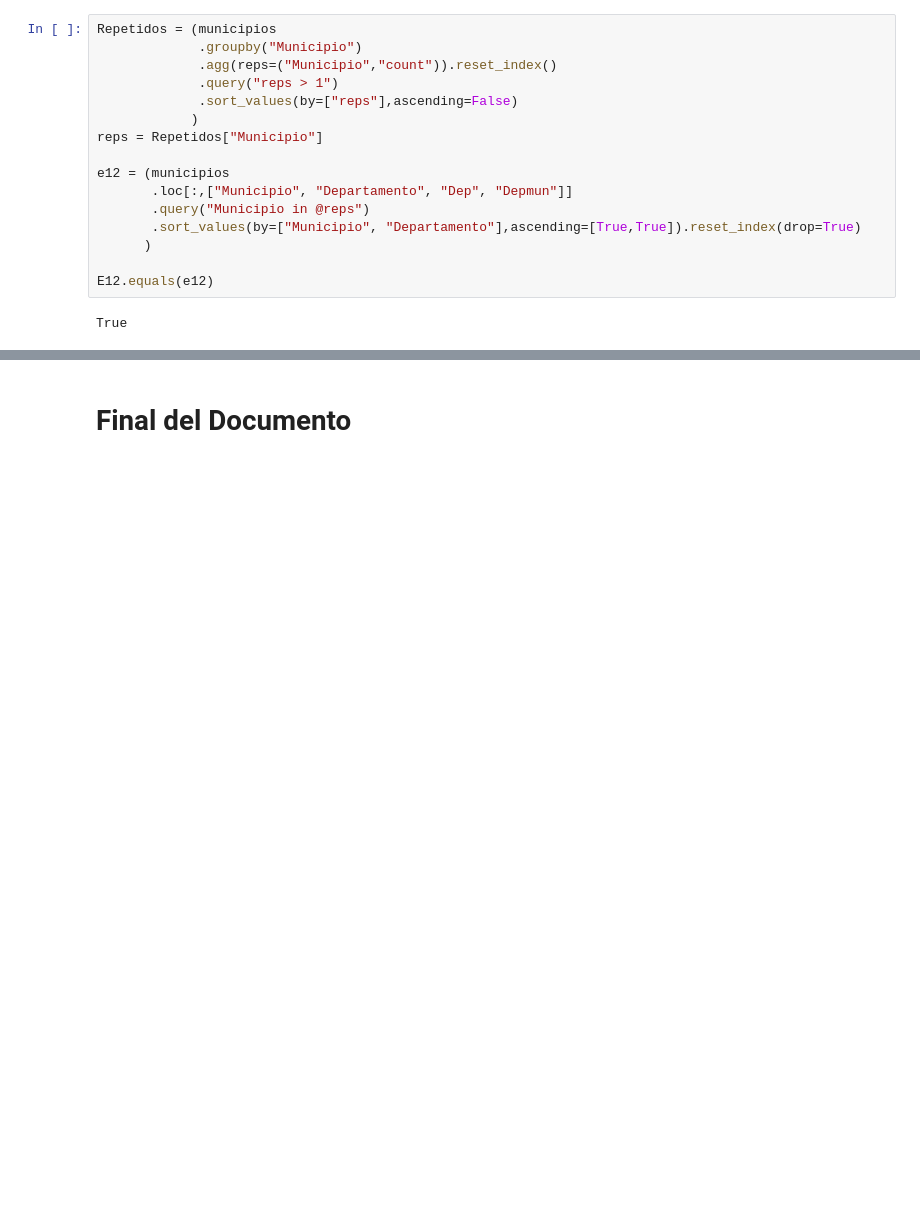
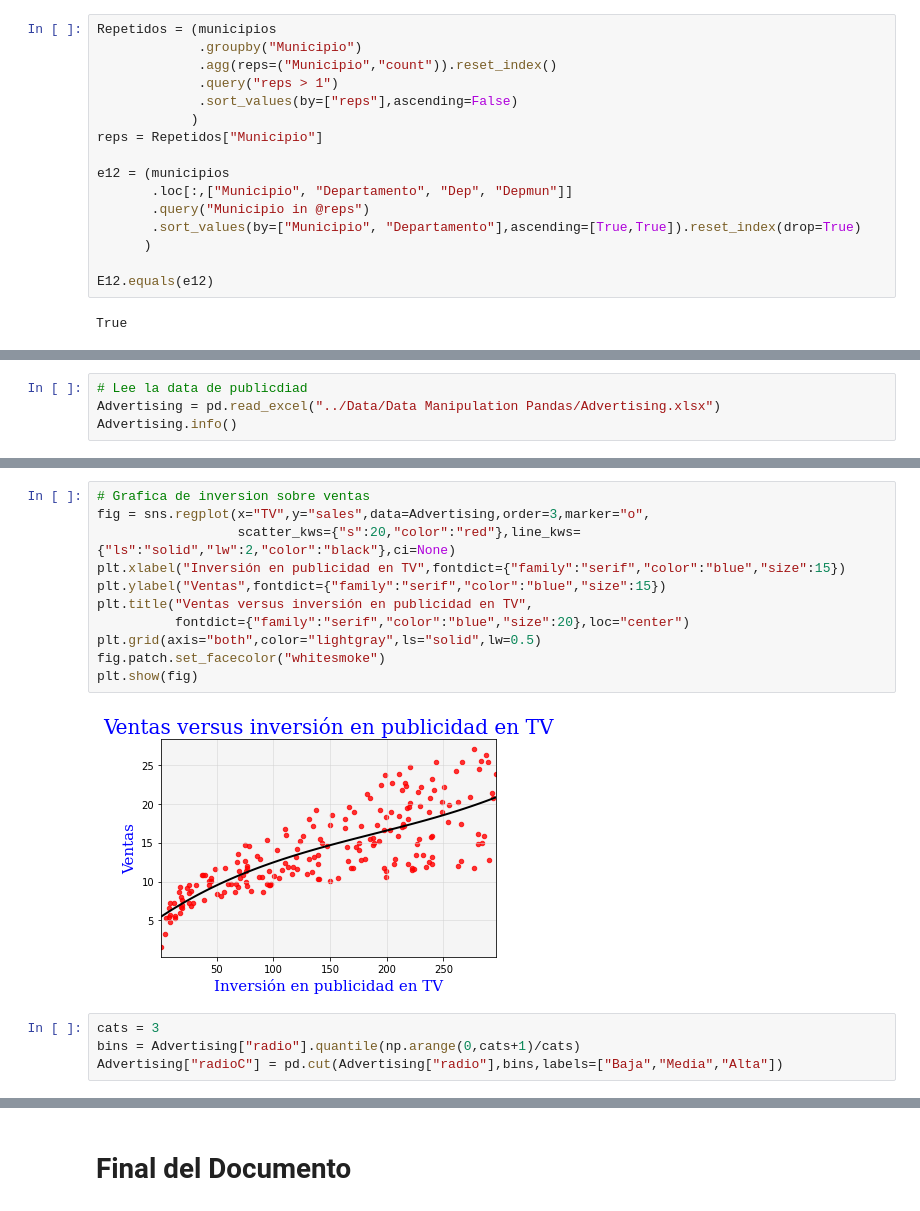
Before and after one commit to juanse1608/AdvancedStatisticsTopics, a Jupyter notebook: Notebooks/PandasManipulation.ipynb, the cells around one changed output, grey strips where cells are left out. Saved outputs shown, nothing was run; the diff lists cells and outputs as text; blank space fills up the shorter version.

```diff
--- a/Notebooks/PandasManipulation.ipynb
+++ b/Notebooks/PandasManipulation.ipynb
@@ -245,0 +250,4 @@ True
+# %%
+# Lee la data de publicdiad
+Advertising = pd.read_excel("../Data/Data Manipulation Pandas/Advertising.xlsx")
+Advertising.info()
@@ -245,0 +266,17 @@ True
+# %%
+# Grafica de inversion sobre ventas
+fig = sns.regplot(x="TV",y="sales",data=Advertising,order=3,marker="o",
+                  scatter_kws={"s":20,"color":"red"},line_kws={"ls":"solid","lw":2,"color":"black"},ci=None)
+plt.xlabel("Inversión en publicidad en TV",fontdict={"family":"serif","color":"blue","size":15})
+plt.ylabel("Ventas",fontdict={"family":"serif","color":"blue","size":15})
+plt.title("Ventas versus inversión en publicidad en TV",
+          fontdict={"family":"serif","color":"blue","size":20},loc="center")
+plt.grid(axis="both",color="lightgray",ls="solid",lw=0.5)
+fig.patch.set_facecolor("whitesmoke")
+plt.show(fig)
+# %% [output]
+[figure, added]
+# %%
+cats = 3
+bins = Advertising["radio"].quantile(np.arange(0,cats+1)/cats)
+Advertising["radioC"] = pd.cut(Advertising["radio"],bins,labels=["Baja","Media","Alta"])
```
Also changed, not shown: parts of 13 cells of this notebook, 1 other file.
